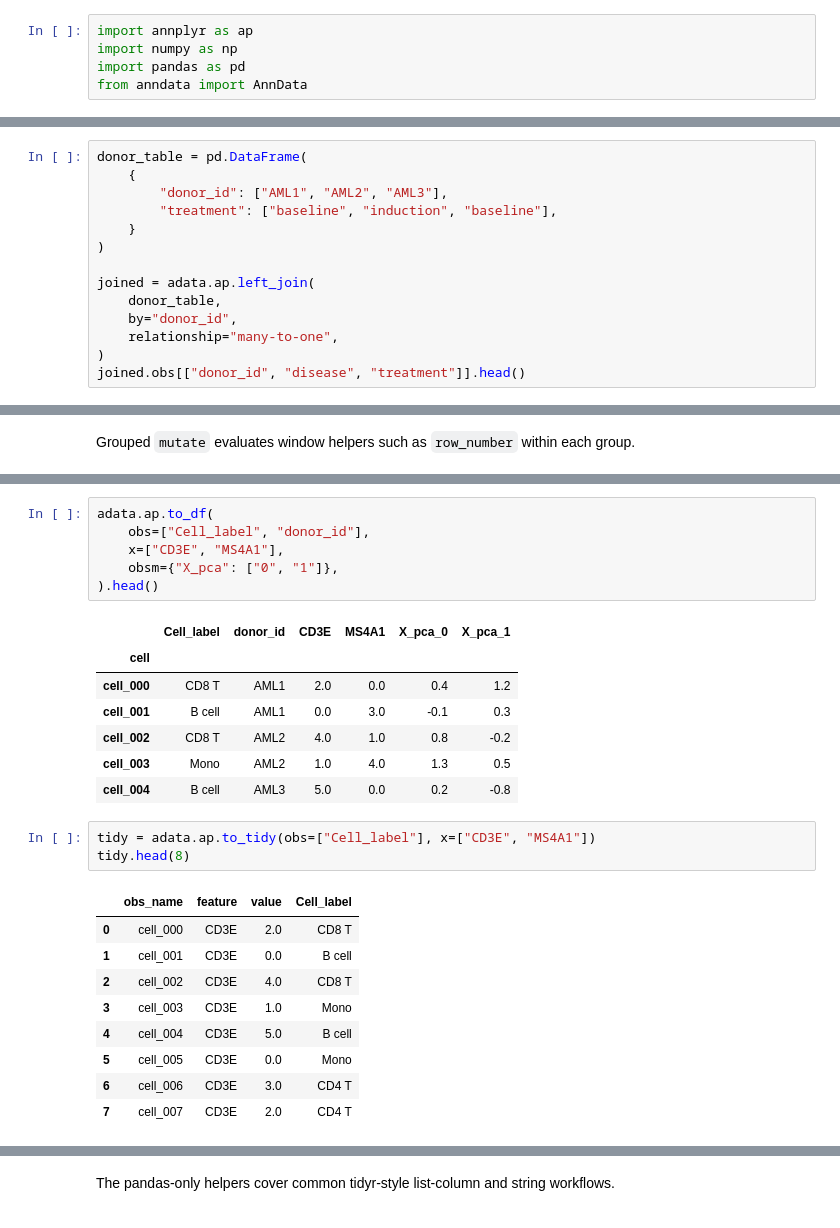
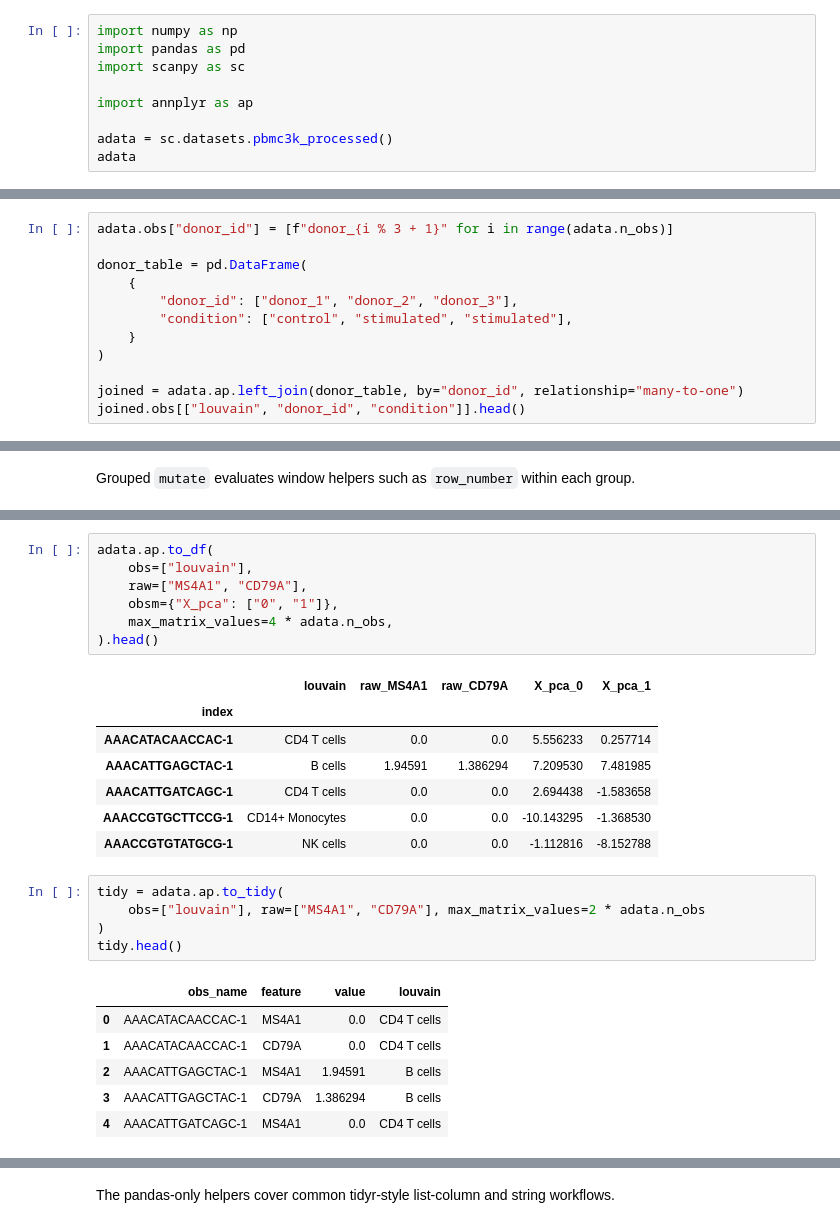
Before and after one commit to mdmanurung/annplyr, a Jupyter notebook: docs/notebooks/all_of_annplyr.ipynb, the cells around one changed output, grey strips where cells are left out. Drawn from its saved outputs; the diff is of its cells as text.

```diff
--- a/docs/notebooks/all_of_annplyr.ipynb
+++ b/docs/notebooks/all_of_annplyr.ipynb
@@ -38,5 +41,9 @@ type is easy to inspect.
 # %%
-import annplyr as ap
 import numpy as np
 import pandas as pd
-from anndata import AnnData
+import scanpy as sc
+
+import annplyr as ap
+
+adata = sc.datasets.pbmc3k_processed()
+adata
@@ -123,14 +66,12 @@ Clinical and experimental annotations commonly live in a separate one-row-per-do
 # %%
+adata.obs["donor_id"] = [f"donor_{i % 3 + 1}" for i in range(adata.n_obs)]
+
 donor_table = pd.DataFrame(
     {
-        "donor_id": ["AML1", "AML2", "AML3"],
-        "treatment": ["baseline", "induction", "baseline"],
+        "donor_id": ["donor_1", "donor_2", "donor_3"],
+        "condition": ["control", "stimulated", "stimulated"],
     }
 )
 
-joined = adata.ap.left_join(
-    donor_table,
-    by="donor_id",
-    relationship="many-to-one",
-)
-joined.obs[["donor_id", "disease", "treatment"]].head()
+joined = adata.ap.left_join(donor_table, by="donor_id", relationship="many-to-one")
+joined.obs[["louvain", "donor_id", "condition"]].head()
@@ -453,28 +382,28 @@ columns.
 # %%
 adata.ap.to_df(
-    obs=["Cell_label", "donor_id"],
-    x=["CD3E", "MS4A1"],
+    obs=["louvain"],
+    raw=["MS4A1", "CD79A"],
     obsm={"X_pca": ["0", "1"]},
+    max_matrix_values=4 * adata.n_obs,
 ).head()
 # %% [output]
-|  | Cell_label | donor_id | CD3E | MS4A1 | X_pca_0 | X_pca_1 |
-| cell |  |  |  |  |  |  |
-| cell_000 | CD8 T | AML1 | 2.0 | 0.0 | 0.4 | 1.2 |
-| cell_001 | B cell | AML1 | 0.0 | 3.0 | -0.1 | 0.3 |
-| cell_002 | CD8 T | AML2 | 4.0 | 1.0 | 0.8 | -0.2 |
-| cell_003 | Mono | AML2 | 1.0 | 4.0 | 1.3 | 0.5 |
-| cell_004 | B cell | AML3 | 5.0 | 0.0 | 0.2 | -0.8 |
+|  | louvain | raw_MS4A1 | raw_CD79A | X_pca_0 | X_pca_1 |
+| index |  |  |  |  |  |
+| AAACATACAACCAC-1 | CD4 T cells | 0.0 | 0.0 | 5.556233 | 0.257714 |
+| AAACATTGAGCTAC-1 | B cells | 1.94591 | 1.386294 | 7.209530 | 7.481985 |
+| AAACATTGATCAGC-1 | CD4 T cells | 0.0 | 0.0 | 2.694438 | -1.583658 |
+| AAACCGTGCTTCCG-1 | CD14+ Monocytes | 0.0 | 0.0 | -10.143295 | -1.368530 |
+| AAACCGTGTATGCG-1 | NK cells | 0.0 | 0.0 | -1.112816 | -8.152788 |
 # %%
-tidy = adata.ap.to_tidy(obs=["Cell_label"], x=["CD3E", "MS4A1"])
-tidy.head(8)
+tidy = adata.ap.to_tidy(
+    obs=["louvain"], raw=["MS4A1", "CD79A"], max_matrix_values=2 * adata.n_obs
+)
+tidy.head()
 # %% [output]
-|  | obs_name | feature | value | Cell_label |
-| 0 | cell_000 | CD3E | 2.0 | CD8 T |
-| 1 | cell_001 | CD3E | 0.0 | B cell |
-| 2 | cell_002 | CD3E | 4.0 | CD8 T |
-| 3 | cell_003 | CD3E | 1.0 | Mono |
-| 4 | cell_004 | CD3E | 5.0 | B cell |
-| 5 | cell_005 | CD3E | 0.0 | Mono |
-| 6 | cell_006 | CD3E | 3.0 | CD4 T |
-| 7 | cell_007 | CD3E | 2.0 | CD4 T |
+|  | obs_name | feature | value | louvain |
+| 0 | AAACATACAACCAC-1 | MS4A1 | 0.0 | CD4 T cells |
+| 1 | AAACATACAACCAC-1 | CD79A | 0.0 | CD4 T cells |
+| 2 | AAACATTGAGCTAC-1 | MS4A1 | 1.94591 | B cells |
+| 3 | AAACATTGAGCTAC-1 | CD79A | 1.386294 | B cells |
+| 4 | AAACATTGATCAGC-1 | MS4A1 | 0.0 | CD4 T cells |
 # %%
```
Also changed, not shown: parts of 63 cells of this notebook, 2 other files.
